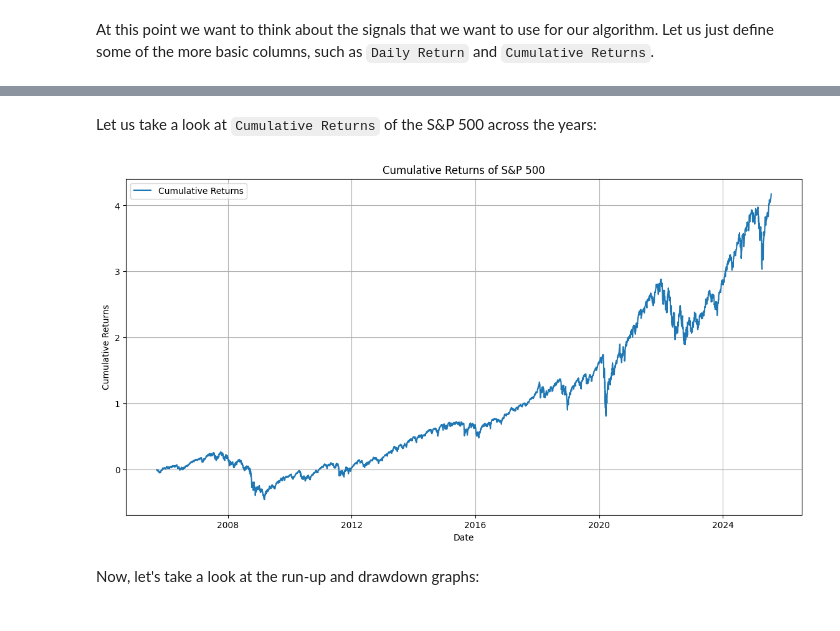
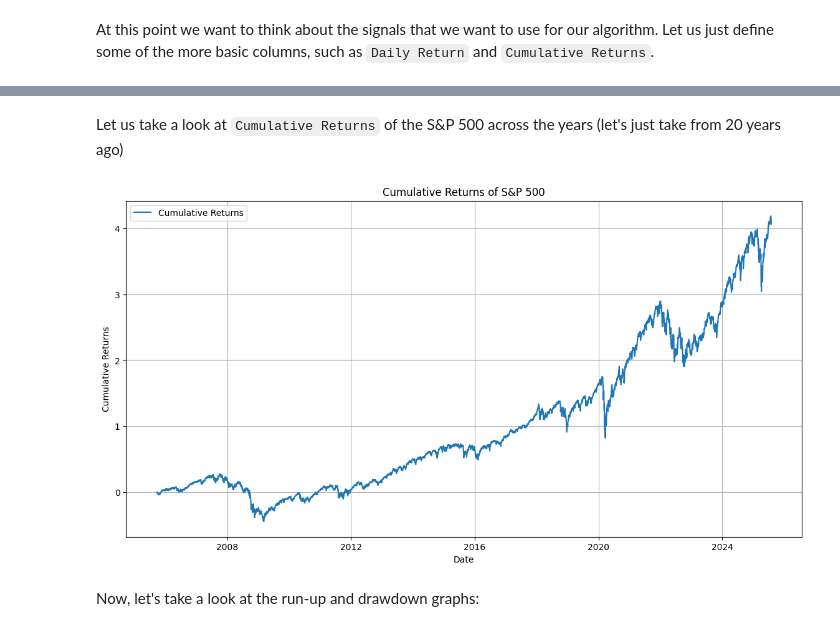
Before and after one commit to snatzehua/c-finance, a Jupyter notebook: intro1.ipynb, the cells around one changed output, grey strips where cells are left out. Drawn from its saved outputs; the diff is of its cells as text; code cells hidden in the pictures.

```diff
--- a/intro1.ipynb
+++ b/intro1.ipynb
@@ -83,16 +70,43 @@ Date
 # %% [markdown]
-Let us take a look at `Cumulative Returns` of the S&P 500 across the years:
+Let us take a look at `Cumulative Returns` of the S&P 500 across the years (let's just take from 20 years ago)
+# %%
+end = datetime.today().strftime('%Y-%m-%d')
+start = (datetime.today() - timedelta(days=365 * 20)).strftime('%Y-%m-%d')  # 20 years ago
 # %%
-plt.figure(figsize=(14, 7))
-plt.plot(df['Cumulative Returns'], label='Cumulative Returns')
-plt.title('Cumulative Returns of S&P 500')
-plt.xlabel('Date')
-plt.ylabel('Cumulative Returns')
-plt.legend()
-plt.grid()
-plt.show()
+import matplotlib.pyplot as plt
+
+def plot_cumulative_returns(df, start=None, end=None):
+    """
+    Plots cumulative returns of S&P 500 between optional start and end dates.
+
+    Parameters:
+    - df: DataFrame with a DateTime index and a column named 'Cumulative Returns'
+    - start: str or datetime (optional), start date for slicing
+    - end: str or datetime (optional), end date for slicing
+    """
+    # Ensure index is datetime
+    df = df.copy()
+    df.index = pd.to_datetime(df.index)
+
+    # Apply date filtering
+    if start or end:
+        df = df.loc[start:end]
+
+    # Calculate metrics from scratch
+    df = calculate_metrics(df)
+
+    plt.figure(figsize=(14, 7))
+    plt.plot(df['Cumulative Returns'], label='Cumulative Returns')
+    plt.title('Cumulative Returns of S&P 500')
+    plt.xlabel('Date')
+    plt.ylabel('Cumulative Returns')
+    plt.legend()
+    plt.grid(True)
+    plt.show()
-# %% [output]
-[figure, removed]
+# %%
+plot_cumulative_returns(df, start=start, end=end)
+# %% [output]
+[figure, added]
 # %% [markdown]
 Now, let's take a look at the run-up and drawdown graphs:
 # %%
```
Also changed, not shown: parts of 35 cells of this notebook, 2 other files.
